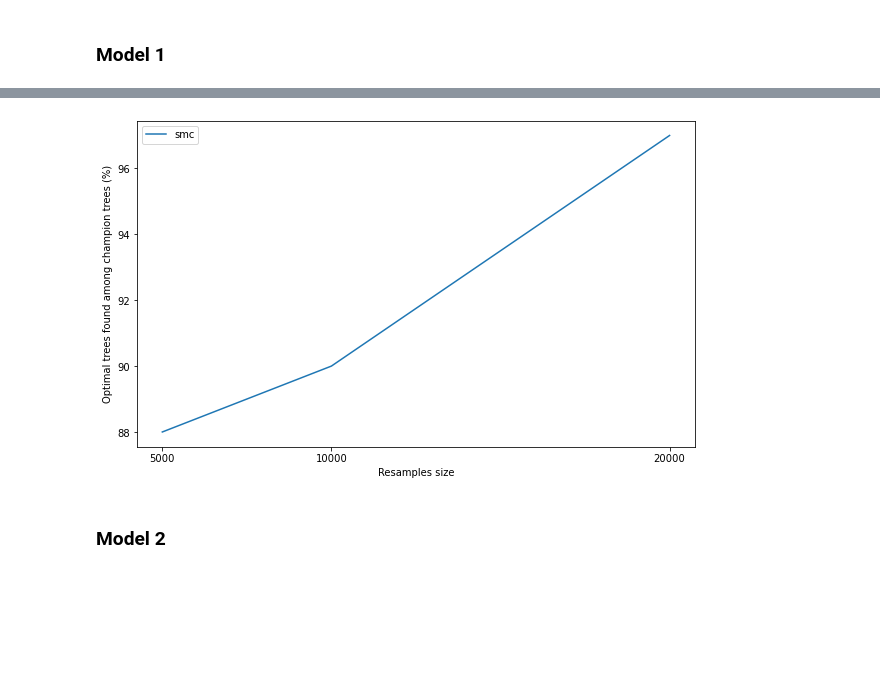
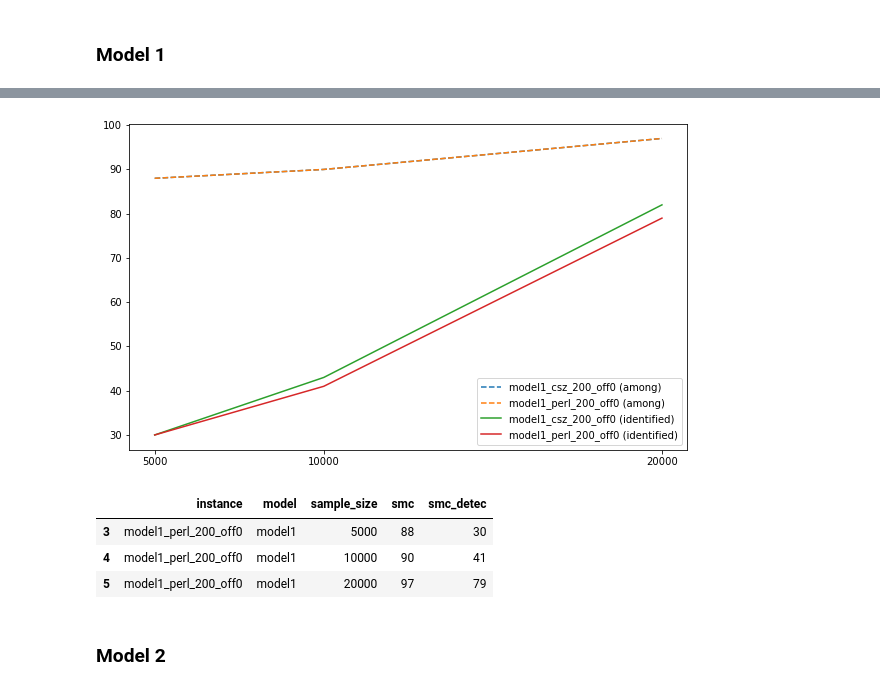
Before and after one commit to neuromat/smallest_maximizer_criterion, a Jupyter notebook: examples/notebooks/simulations/Comparison - Optimal tree occurrence 2.ipynb, the cells around one changed output, grey strips where cells are left out. Saved outputs shown, nothing was run; the diff lists cells and outputs as text; code cells hidden in the pictures; blank space fills up the shorter version.

```diff
--- a/examples/notebooks/simulations/Comparison - Optimal tree occurrence 2.ipynb
+++ b/examples/notebooks/simulations/Comparison - Optimal tree occurrence 2.ipynb
@@ -66,4 +63,25 @@ model1
-# %%
-plot_model(model1, methods)
-# %% [output]
-[figure, removed]
+# %%
+instances = list(model1.instance.unique())
+df = model1
+
+plt.figure(figsize=(22,6))
+fld = 'smc'
+plt.subplot(1, 2, 1)
+for instance in instances:
+    m = df[df.instance==instance]
+    plt.plot(m.sample_size, m['smc'], '--', label=instance + ' (among)')
+    plt.xticks([5000, 10000, 20000])
+for instance in instances:
+    m = df[df.instance==instance]
+    plt.plot(m.sample_size, m['smc_detec'], label=instance + ' (identified)')
+    plt.xticks([5000, 10000, 20000])
+    plt.legend()
+plt.show()
+    #m = df[df.instance==instance]
+m
+# %% [output]
+[figure, added]
+|  | instance | model | sample_size | smc | smc_detec |
+| 3 | model1_perl_200_off0 | model1 | 5000 | 88 | 30 |
+| 4 | model1_perl_200_off0 | model1 | 10000 | 90 | 41 |
+| 5 | model1_perl_200_off0 | model1 | 20000 | 97 | 79 |
```
Also changed, not shown: parts of 3 cells of this notebook, 14 other files.
